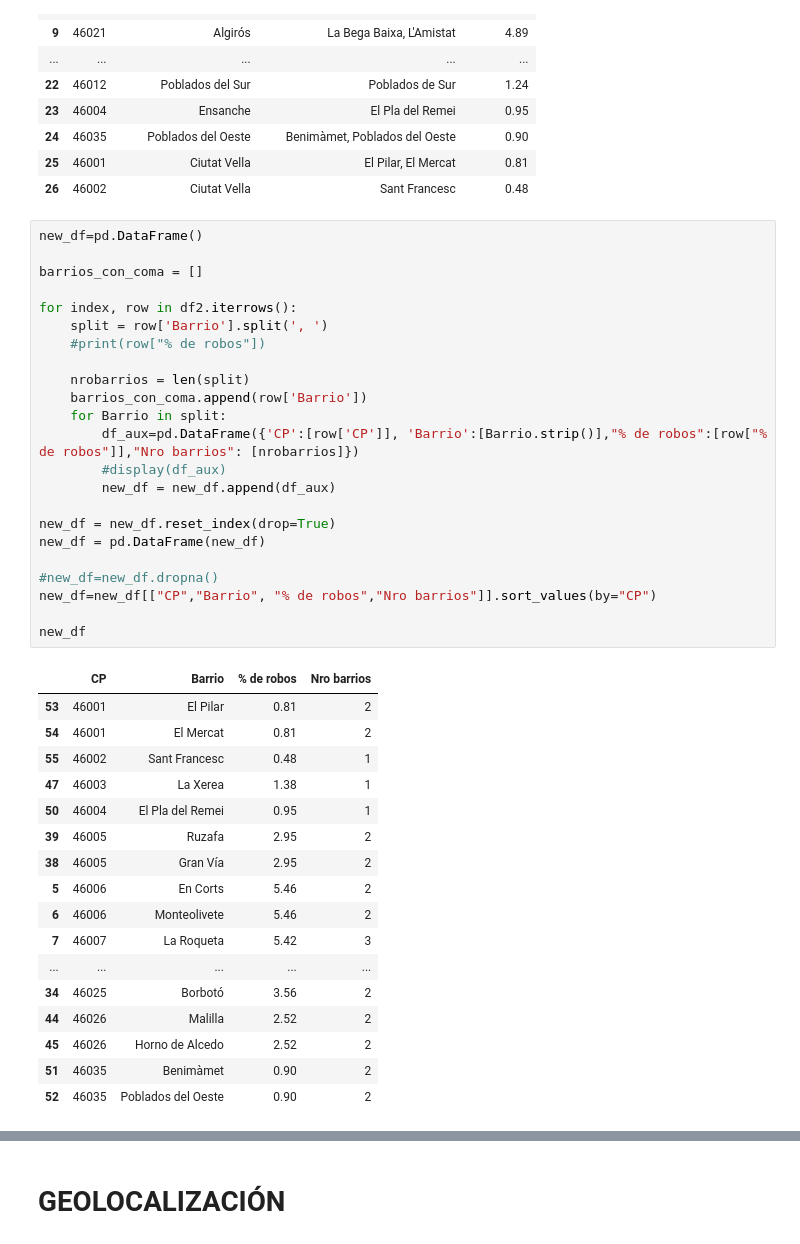
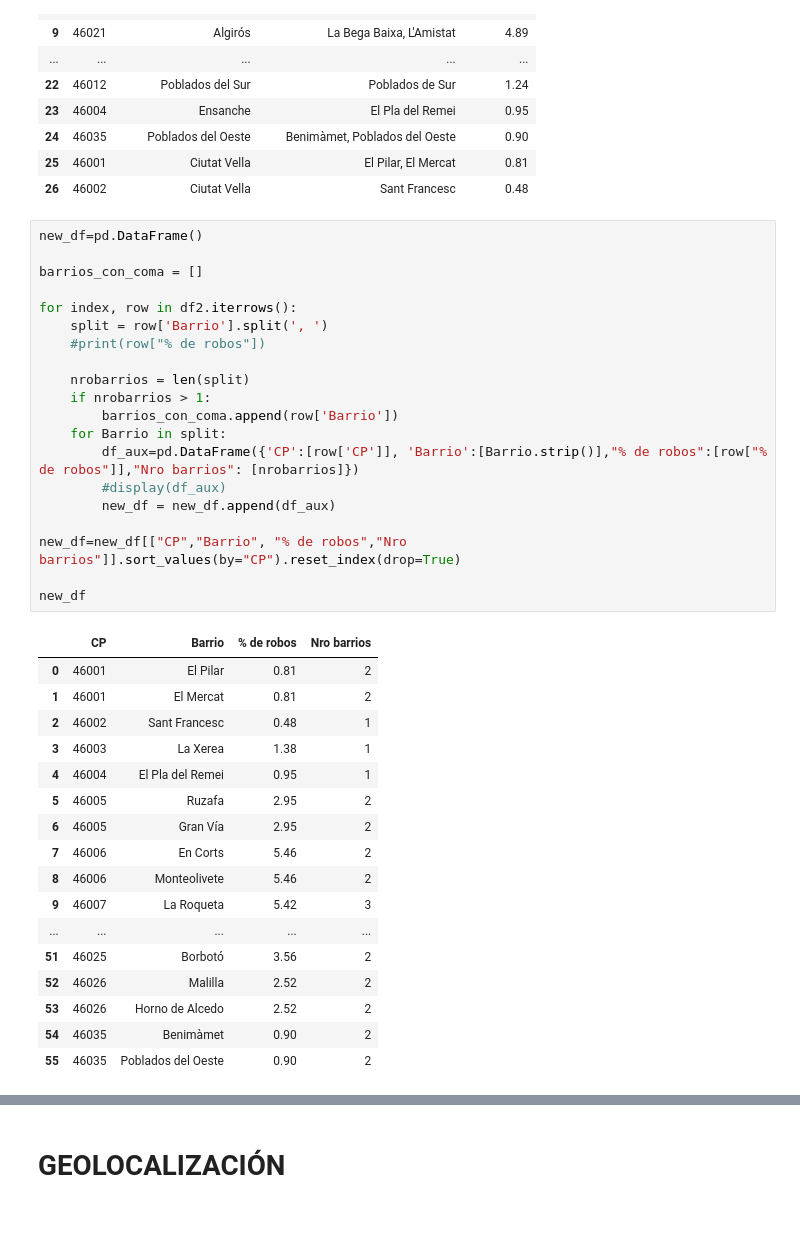
Before and after one commit to Nomadas-Digitales/nomadas-data, a Jupyter notebook: src/WebScrapingNivelRobos.ipynb, the cells around one changed output, grey strips where cells are left out. Saved outputs shown, nothing was run; the diff lists cells and outputs as text.

```diff
--- a/src/WebScrapingNivelRobos.ipynb
+++ b/src/WebScrapingNivelRobos.ipynb
@@ -98,44 +89,41 @@ df2
 # %%
 new_df=pd.DataFrame()
 
 barrios_con_coma = []
 
 for index, row in df2.iterrows():
     split = row['Barrio'].split(', ')
     #print(row["% de robos"])
 
     nrobarrios = len(split)
-    barrios_con_coma.append(row['Barrio'])
+    if nrobarrios > 1:
+        barrios_con_coma.append(row['Barrio'])
     for Barrio in split:
         df_aux=pd.DataFrame({'CP':[row['CP']], 'Barrio':[Barrio.strip()],"% de robos":[row["% de robos"]],"Nro barrios": [nrobarrios]})
         #display(df_aux)
         new_df = new_df.append(df_aux)
 
-new_df = new_df.reset_index(drop=True)
-new_df = pd.DataFrame(new_df)
-
-#new_df=new_df.dropna()
-new_df=new_df[["CP","Barrio", "% de robos","Nro barrios"]].sort_values(by="CP")
+new_df=new_df[["CP","Barrio", "% de robos","Nro barrios"]].sort_values(by="CP").reset_index(drop=True)
 
 new_df
 # %% [output]
 |  | CP | Barrio | % de robos | Nro barrios |
-| 53 | 46001 | El Pilar | 0.81 | 2 |
-| 54 | 46001 | El Mercat | 0.81 | 2 |
-| 55 | 46002 | Sant Francesc | 0.48 | 1 |
-| 47 | 46003 | La Xerea | 1.38 | 1 |
-| 50 | 46004 | El Pla del Remei | 0.95 | 1 |
-| 39 | 46005 | Ruzafa | 2.95 | 2 |
-| 38 | 46005 | Gran Vía | 2.95 | 2 |
-| 5 | 46006 | En Corts | 5.46 | 2 |
-| 6 | 46006 | Monteolivete | 5.46 | 2 |
-| 7 | 46007 | La Roqueta | 5.42 | 3 |
+| 0 | 46001 | El Pilar | 0.81 | 2 |
+| 1 | 46001 | El Mercat | 0.81 | 2 |
+| 2 | 46002 | Sant Francesc | 0.48 | 1 |
+| 3 | 46003 | La Xerea | 1.38 | 1 |
+| 4 | 46004 | El Pla del Remei | 0.95 | 1 |
+| 5 | 46005 | Ruzafa | 2.95 | 2 |
+| 6 | 46005 | Gran Vía | 2.95 | 2 |
+| 7 | 46006 | En Corts | 5.46 | 2 |
+| 8 | 46006 | Monteolivete | 5.46 | 2 |
+| 9 | 46007 | La Roqueta | 5.42 | 3 |
 | ... | ... | ... | ... | ... |
-| 34 | 46025 | Borbotó | 3.56 | 2 |
-| 44 | 46026 | Malilla | 2.52 | 2 |
-| 45 | 46026 | Horno de Alcedo | 2.52 | 2 |
-| 51 | 46035 | Benimàmet | 0.90 | 2 |
-| 52 | 46035 | Poblados del Oeste | 0.90 | 2 |
+| 51 | 46025 | Borbotó | 3.56 | 2 |
+| 52 | 46026 | Malilla | 2.52 | 2 |
+| 53 | 46026 | Horno de Alcedo | 2.52 | 2 |
+| 54 | 46035 | Benimàmet | 0.90 | 2 |
+| 55 | 46035 | Poblados del Oeste | 0.90 | 2 |
 # %%
 barrios_con_coma
 # %% [output]
```
Also changed, not shown: parts of 18 cells of this notebook.
